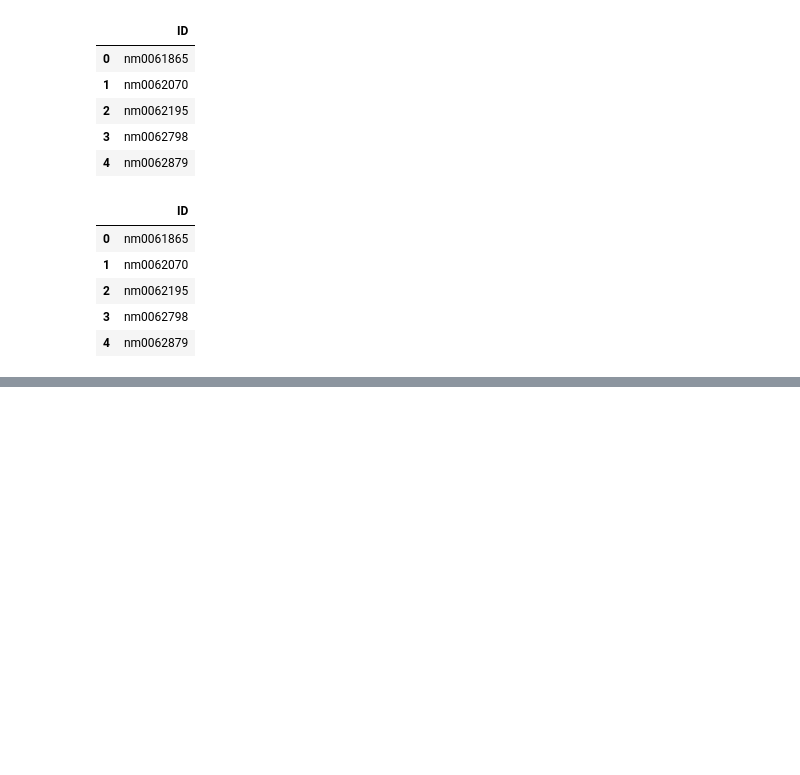
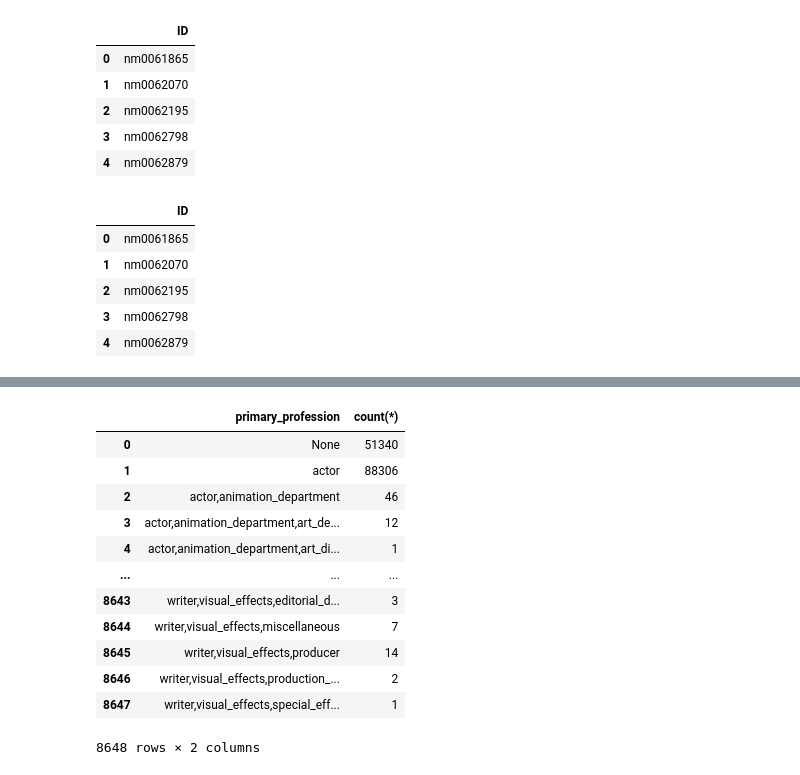
Before and after one commit to Tommyphung1/Master-Notebook-Experiments, a Jupyter notebook: main_notebook.ipynb, the cells around one changed output, grey strips where cells are left out. Drawn from its saved outputs; the diff is of its cells as text; code cells hidden in the pictures; blank space fills up the shorter version.

```diff
--- a/main_notebook.ipynb
+++ b/main_notebook.ipynb
@@ -222,0 +251,20 @@ display(pd.read_sql('''
+# %%
+# Display the numher of profession for each of the given value in the table.
+display(pd.read_sql('''
+                    SELECT primary_profession, count(*)
+                        FROM persons
+                    GROUP BY primary_profession;''', conn))
+# %% [output]
+|  | primary_profession | count(*) |
+| 0 | None | 51340 |
+| 1 | actor | 88306 |
+| 2 | actor,animation_department | 46 |
+| 3 | actor,animation_department,art_de... | 12 |
+| 4 | actor,animation_department,art_di... | 1 |
+| ... | ... | ... |
+| 8643 | writer,visual_effects,editorial_d... | 3 |
+| 8644 | writer,visual_effects,miscellaneous | 7 |
+| 8645 | writer,visual_effects,producer | 14 |
+| 8646 | writer,visual_effects,production_... | 2 |
+| 8647 | writer,visual_effects,special_eff... | 1 |
+8648 rows × 2 columns
```
Also changed, not shown: parts of 7 cells of this notebook.
